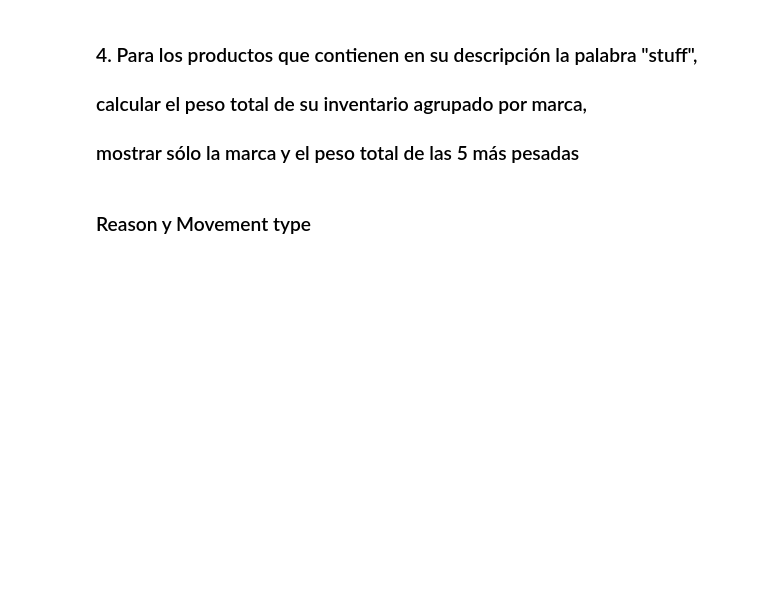
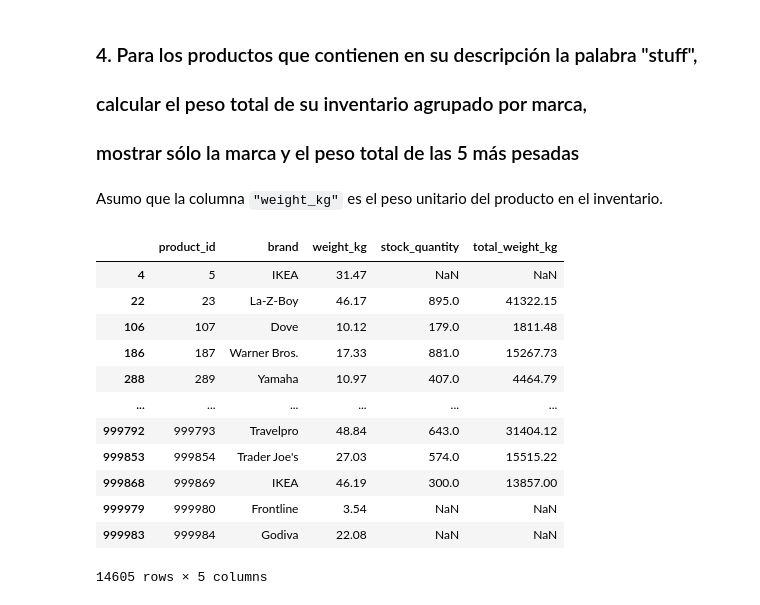
Before and after one commit to patricioibar/datos-tp1, a Jupyter notebook: main.ipynb, the cells around one changed output. Drawn from its saved outputs; the diff is of its cells as text; code cells hidden in the pictures; blank space fills up the shorter version.

```diff
--- a/main.ipynb
+++ b/main.ipynb
@@ -174,8 +292,24 @@ sns.heatmap(client_by_payment_segment, annot=True, fmt=".0f", cmap="YlGnBu", lin
 ### 4. Para los productos que contienen en su descripción la palabra "stuff",
 ### calcular el peso total de su inventario agrupado por marca,
 ### mostrar sólo la marca y el peso total de las 5 más pesadas
+# %% [markdown]
+Asumo que la columna `"weight_kg"` es el peso unitario del producto en el inventario.
 # %%
 products["description"] = products["description"].fillna("")
-stuff_products = products.loc[products["description"].str.contains("STUFF", case=False)][["product_id", "brand", "weight_kg"]]
+stuff_products = products.loc[products["description"].str.contains("STUFF", case=False)][["product_id", "product_name", "brand", "weight_kg", "stock_quantity"]]
+stuff_products["total_weight_kg"] = stuff_products["weight_kg"] * stuff_products["stock_quantity"]
+stuff_products
+# %% [output]
+|  | product_id | brand | weight_kg | stock_quantity | total_weight_kg |
+| 4 | 5 | IKEA | 31.47 | NaN | NaN |
+| 22 | 23 | La-Z-Boy | 46.17 | 895.0 | 41322.15 |
+| 106 | 107 | Dove | 10.12 | 179.0 | 1811.48 |
+| 186 | 187 | Warner Bros. | 17.33 | 881.0 | 15267.73 |
+| 288 | 289 | Yamaha | 10.97 | 407.0 | 4464.79 |
+| ... | ... | ... | ... | ... | ... |
+| 999792 | 999793 | Travelpro | 48.84 | 643.0 | 31404.12 |
+| 999853 | 999854 | Trader Joe's | 27.03 | 574.0 | 15515.22 |
+| 999868 | 999869 | IKEA | 46.19 | 300.0 | 13857.00 |
+| 999979 | 999980 | Frontline | 3.54 | NaN | NaN |
+| 999983 | 999984 | Godiva | 22.08 | NaN | NaN |
+14605 rows × 5 columns
-# %% [markdown]
-### Reason y Movement type
```
Also changed, not shown: parts of 17 cells of this notebook.
